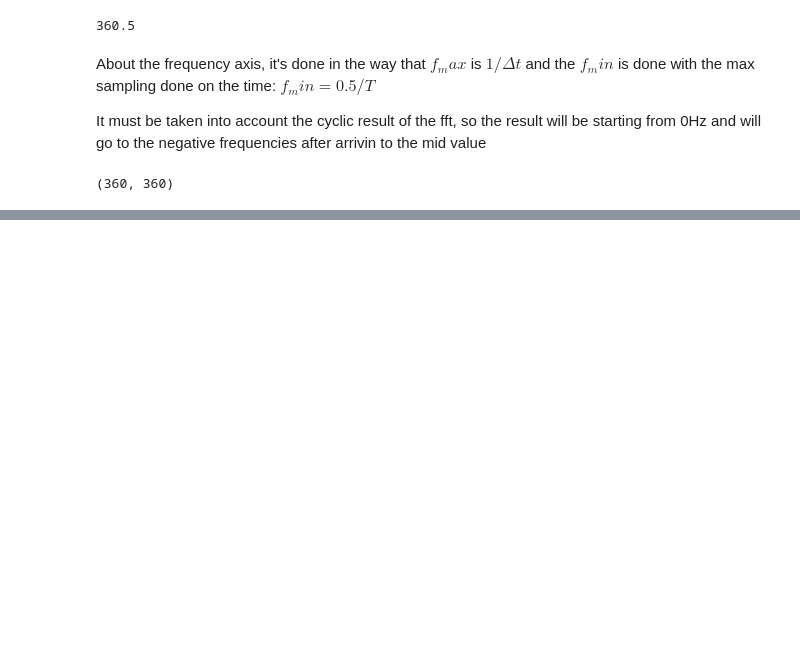
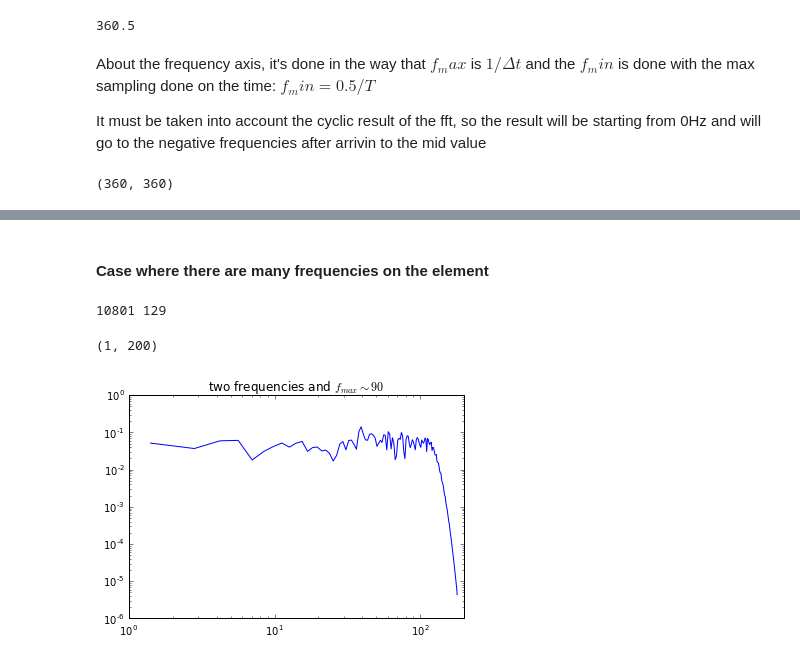
Before and after one commit to josesoyo/Ray-Tracing, a Jupyter notebook: notebooks/FourierTest.ipynb, the cells around one changed output, grey strips where cells are left out. Cells and saved outputs as stored; diff of their text form; code cells hidden in the pictures; blank space fills up the shorter version.

```diff
--- a/notebooks/FourierTest.ipynb
+++ b/notebooks/FourierTest.ipynb
@@ -329,0 +241,14 @@ plt.savefig('upconversion.png')
+# %% [markdown]
+#### Case where there are many frequencies on the element
+# %%
+am = np.loadtxt("Vibration_2freq.txt")
+wm = sg.welch(np.sin(am), fs=360)#,nperseg = 1024)
+wm_s = sg.welch((am), fs=360,nperseg = 1024)
+print(len(am),len(wm[0]))
+plt.loglog(wm[0],np.sqrt(wm[1]))
+plt.title("two frequencies and $f_{max}\sim 90$")
+plt.xlim(1,200)
+# %% [output]
+10801 129
+(1, 200)
+[figure, added]
```
Also changed, not shown: parts of 31 cells of this notebook, 20 other files.
